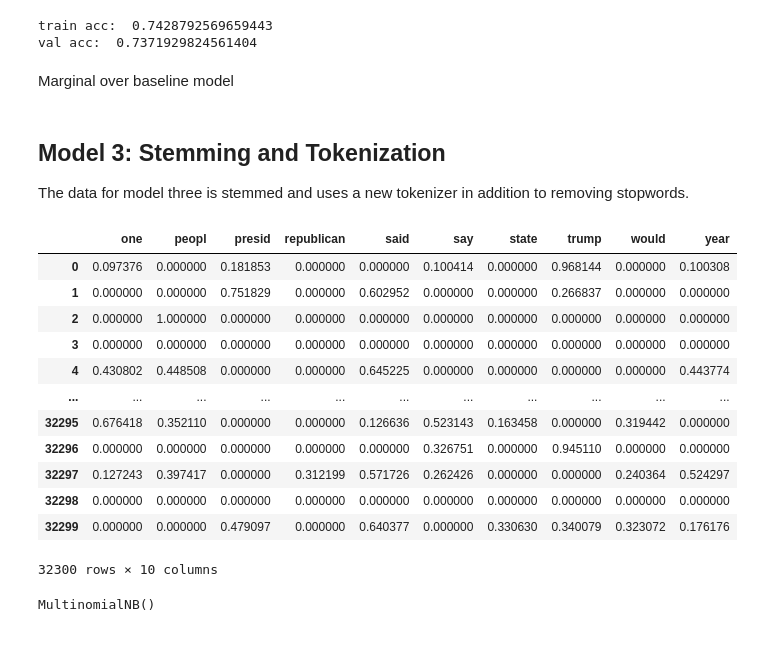
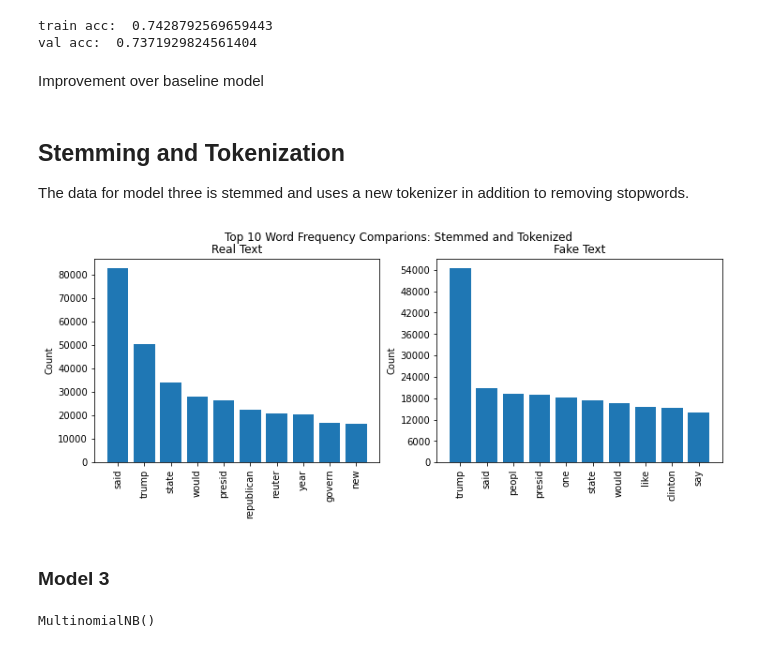
Before and after one commit to bentoler22/Phase_5_Project, a Jupyter notebook: Fake News Detection.ipynb, the cells around one changed output. Saved outputs shown, nothing was run; the diff lists cells and outputs as text; code cells hidden in the pictures.

```diff
--- a/Fake News Detection.ipynb
+++ b/Fake News Detection.ipynb
@@ -405,9 +361,9 @@ print_train_val_acc(model_2,
 train acc:  0.7428792569659443
 val acc:  0.7371929824561404
 # %% [markdown]
-Marginal over baseline model
+Improvement over baseline model
 # %% [markdown]
-## Model 3: Stemming and Tokenization
+## Stemming and Tokenization
 The data for model three is stemmed and uses a new tokenizer in addition to removing stopwords.
 # %%
 # define stemmer
@@ -423,3 +383,9 @@ stemmed_stopwords = [stemmer.stem(word) for word in stopwords_list]
+# %%
+top_10_comparison('stemmed_and_tokenized', "Top 10 Word Frequency Comparions: Stemmed and Tokenized")
+# %% [output]
+[figure, added]
+# %% [markdown]
+### Model 3
 # %%
 # Instantiate the vectorizer with stemming, tokeinzation, and stopword removal
 tfidf_3 = TfidfVectorizer(
@@ -428,27 +394,10 @@ tfidf_3 = TfidfVectorizer(
     tokenizer=stem_and_tokenize
 )
 
-# Fit the vectorizer on X_train_sub text
+# Fit the vectorizer on X_train text
 tfidf_3.fit(X_train)
 X_train_vectorized_3 = tfidf_3.transform(X_train)
 X_val_vectorized_3 = tfidf_3.transform(X_val)
-
-# Visually inspect the vectorized data
-pd.DataFrame.sparse.from_spmatrix(X_train_vectorized_3, columns=tfidf_3.get_feature_names())
-# %% [output]
-|  | one | peopl | presid | republican | said | say | state | trump | would | year |
-| 0 | 0.097376 | 0.000000 | 0.181853 | 0.000000 | 0.000000 | 0.100414 | 0.000000 | 0.968144 | 0.000000 | 0.100308 |
-| 1 | 0.000000 | 0.000000 | 0.751829 | 0.000000 | 0.602952 | 0.000000 | 0.000000 | 0.266837 | 0.000000 | 0.000000 |
-| 2 | 0.000000 | 1.000000 | 0.000000 | 0.000000 | 0.000000 | 0.000000 | 0.000000 | 0.000000 | 0.000000 | 0.000000 |
-| 3 | 0.000000 | 0.000000 | 0.000000 | 0.000000 | 0.000000 | 0.000000 | 0.000000 | 0.000000 | 0.000000 | 0.000000 |
-| 4 | 0.430802 | 0.448508 | 0.000000 | 0.000000 | 0.645225 | 0.000000 | 0.000000 | 0.000000 | 0.000000 | 0.443774 |
-| ... | ... | ... | ... | ... | ... | ... | ... | ... | ... | ... |
-| 32295 | 0.676418 | 0.352110 | 0.000000 | 0.000000 | 0.126636 | 0.523143 | 0.163458 | 0.000000 | 0.319442 | 0.000000 |
-| 32296 | 0.000000 | 0.000000 | 0.000000 | 0.000000 | 0.000000 | 0.326751 | 0.000000 | 0.945110 | 0.000000 | 0.000000 |
-| 32297 | 0.127243 | 0.397417 | 0.000000 | 0.312199 | 0.571726 | 0.262426 | 0.000000 | 0.000000 | 0.240364 | 0.524297 |
-| 32298 | 0.000000 | 0.000000 | 0.000000 | 0.000000 | 0.000000 | 0.000000 | 0.000000 | 0.000000 | 0.000000 | 0.000000 |
-| 32299 | 0.000000 | 0.000000 | 0.479097 | 0.000000 | 0.640377 | 0.000000 | 0.330630 | 0.340079 | 0.323072 | 0.176176 |
-32300 rows × 10 columns
 # %%
 # Instantiate a MultinomialNB classifier
 model_3 = MultinomialNB()
```
Also changed, not shown: parts of 64 cells of this notebook.
